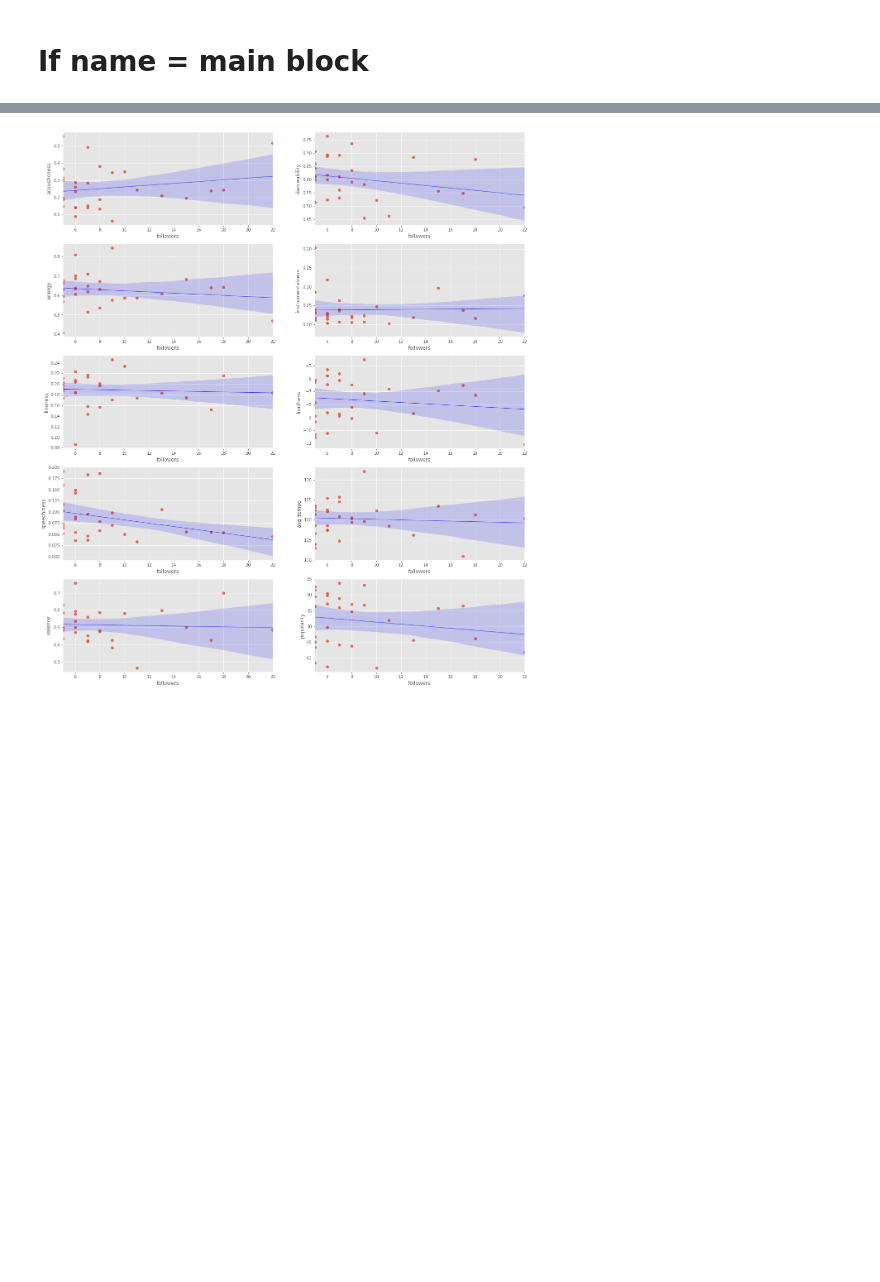
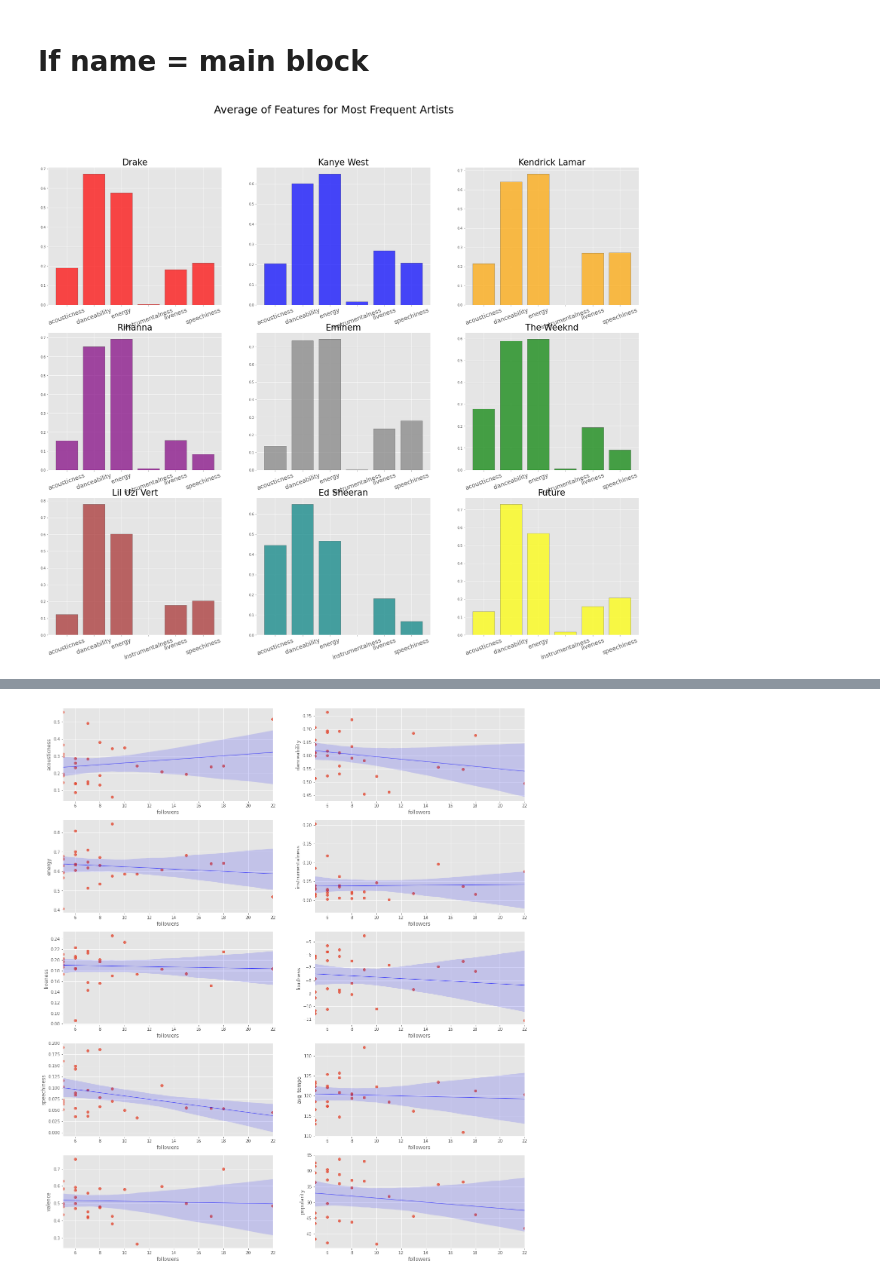
Before and after one commit to lukeschroder/capstone1, a Jupyter notebook: notebooks/plot.ipynb, the cells around one changed output, grey strips where cells are left out. Cells and saved outputs as stored; diff of their text form; code cells hidden in the pictures; blank space fills up the shorter version.

```diff
--- a/notebooks/plot.ipynb
+++ b/notebooks/plot.ipynb
@@ -153,3 +156,7 @@ if __name__ == '__main__':
     df_artist_grouped = create_joined_track_by_artist(spark)
     feat_list = create_features_by_list(spark)
     pop_feat_list = create_features_by_list_popular(spark)
+# %%
+plot_top_artists_bars(spark)
+# %% [output]
+[figure, added]
```
Also changed, not shown: parts of 4 cells of this notebook, 4 other files.
